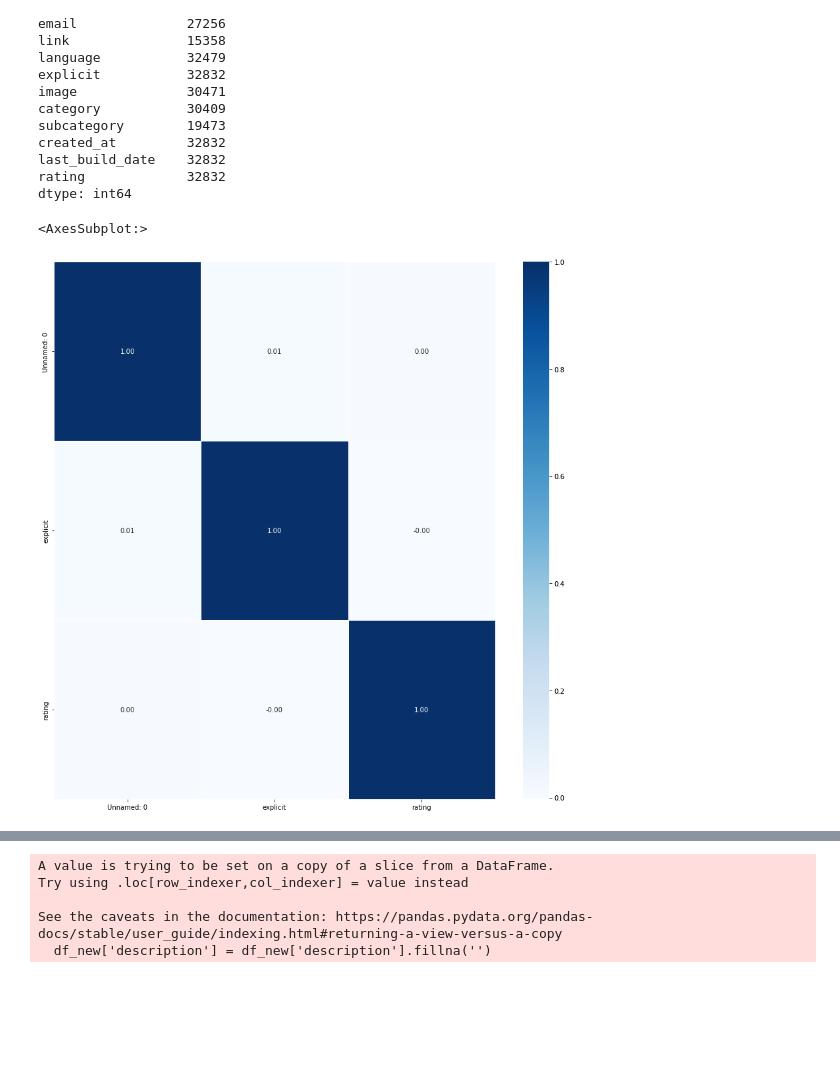
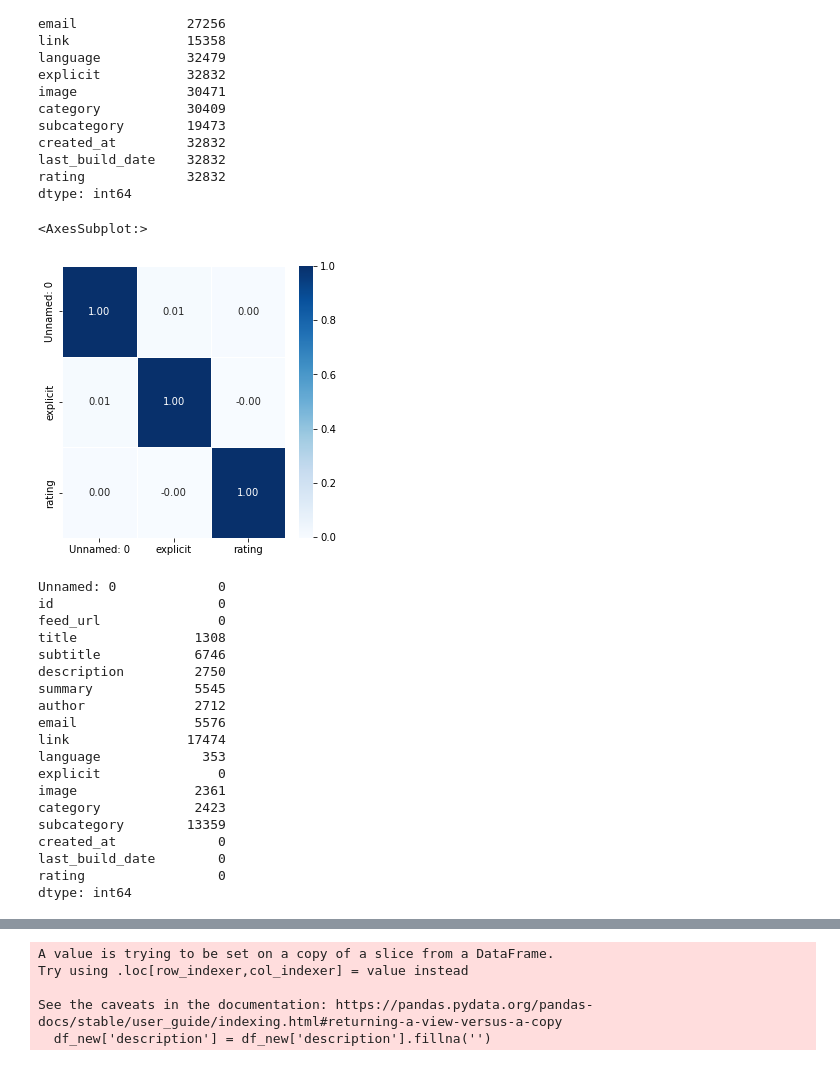
Before and after one commit to Park-TaeHwan/ML_LAB, a Jupyter notebook: ML-termp/content_based.ipynb, the cells around one changed output, grey strips where cells are left out. Drawn from its saved outputs; the diff is of its cells as text; code cells hidden in the pictures; blank space fills up the shorter version.

```diff
--- a/ML-termp/content_based.ipynb
+++ b/ML-termp/content_based.ipynb
@@ -96,9 +96,31 @@ last_build_date    32832
 rating             32832
 dtype: int64
 # %%
-plt.figure(figsize=(15,15))
+plt.figure(figsize=(5,5))
 sns.heatmap(data = df.corr(), annot=True,
 fmt = '.2f', linewidths=.5, cmap='Blues')
 # %% [output]
 <AxesSubplot:>
-[figure, old version]
+[figure, new version]
+# %%
+df.isnull().sum()
+# %% [output]
+Unnamed: 0             0
+id                     0
+feed_url               0
+title               1308
+subtitle            6746
+description         2750
+summary             5545
+author              2712
+email               5576
+link               17474
+language             353
+explicit               0
+image               2361
+category            2423
+subcategory        13359
+created_at             0
+last_build_date        0
+rating                 0
+dtype: int64
```
Also changed, not shown: parts of 5 cells of this notebook.
